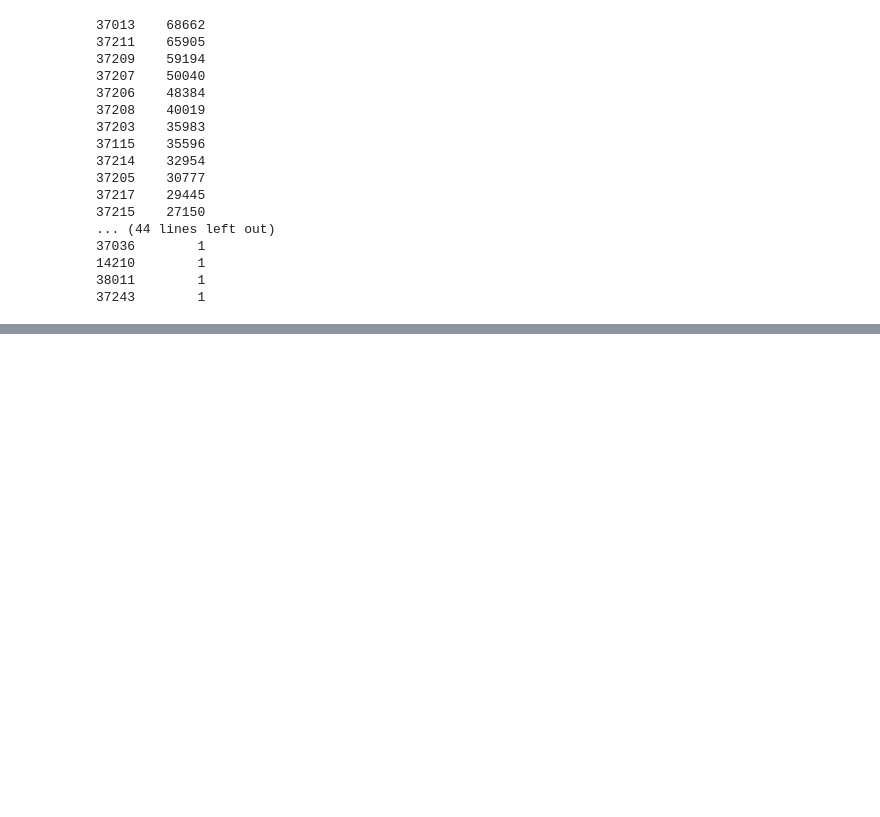
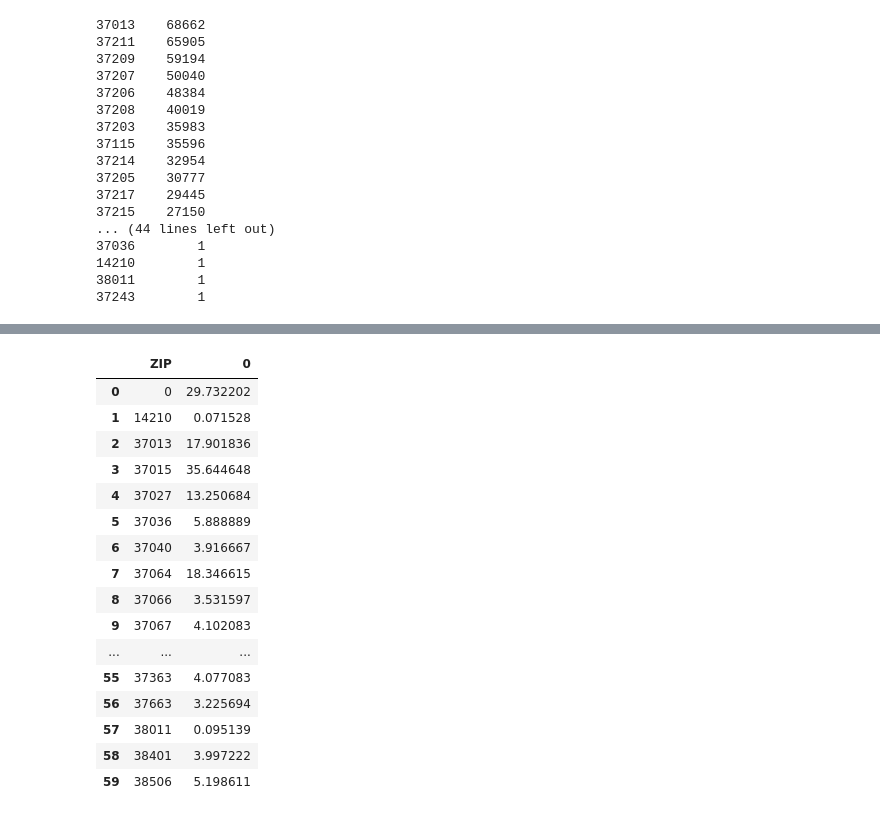
Before and after one commit to PrestonSpencer/Capstone-Nashville-Software-School-Nashville-311-Analysis, a Jupyter notebook: notebooks/analysis_311_requests.ipynb, the cells around one changed output, grey strips where cells are left out. Drawn from its saved outputs; the diff is of its cells as text; code cells hidden in the pictures; blank space fills up the shorter version.

```diff
--- a/notebooks/analysis_311_requests.ipynb
+++ b/notebooks/analysis_311_requests.ipynb
@@ -139,8 +139,27 @@ requests_clean
 # %%
-def zip(requests):
-    return requests_df['Days to Resolve'].mean()
-zip_time_plot = requests_df.groupby(['ZIP']).apply(zip)
+def zip(requests_clean):
+    return requests_clean['Days to Resolve'].mean()
+zip_time_plot = requests_clean.groupby(['ZIP']).apply(zip)
 zip_time_plot = zip_time_plot.reset_index()
+zip_time_plot
+# %% [output]
+|  | ZIP | 0 |
+| 0 | 0 | 29.732202 |
+| 1 | 14210 | 0.071528 |
+| 2 | 37013 | 17.901836 |
+| 3 | 37015 | 35.644648 |
+| 4 | 37027 | 13.250684 |
+| 5 | 37036 | 5.888889 |
+| 6 | 37040 | 3.916667 |
+| 7 | 37064 | 18.346615 |
+| 8 | 37066 | 3.531597 |
+| 9 | 37067 | 4.102083 |
+| ... | ... | ... |
+| 55 | 37363 | 4.077083 |
+| 56 | 37663 | 3.225694 |
+| 57 | 38011 | 0.095139 |
+| 58 | 38401 | 3.997222 |
+| 59 | 38506 | 5.198611 |
 # %%
 sns.scatterplot(x = 'ZIP', y = 0, data = zip_time_plot);
 # %% [output]
```
Also changed, not shown: parts of 5 cells of this notebook, 1 other file.
